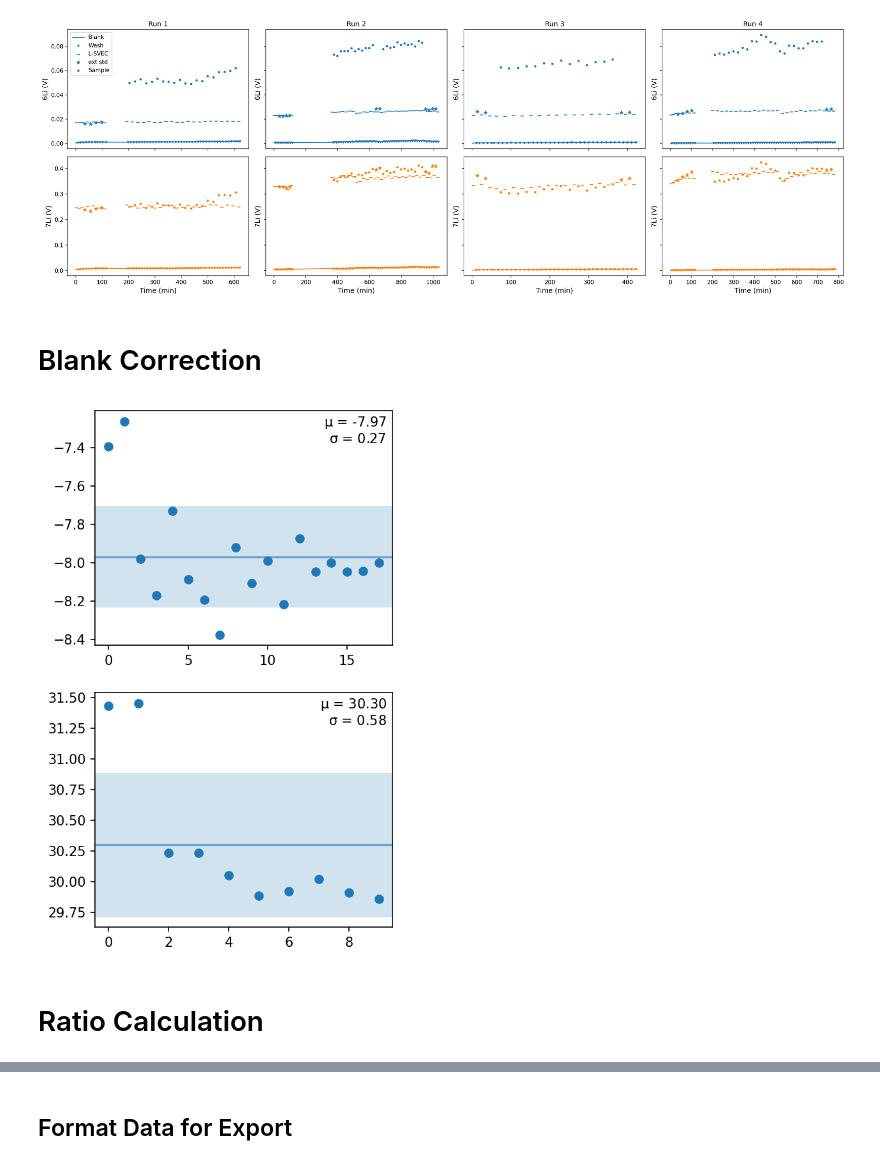
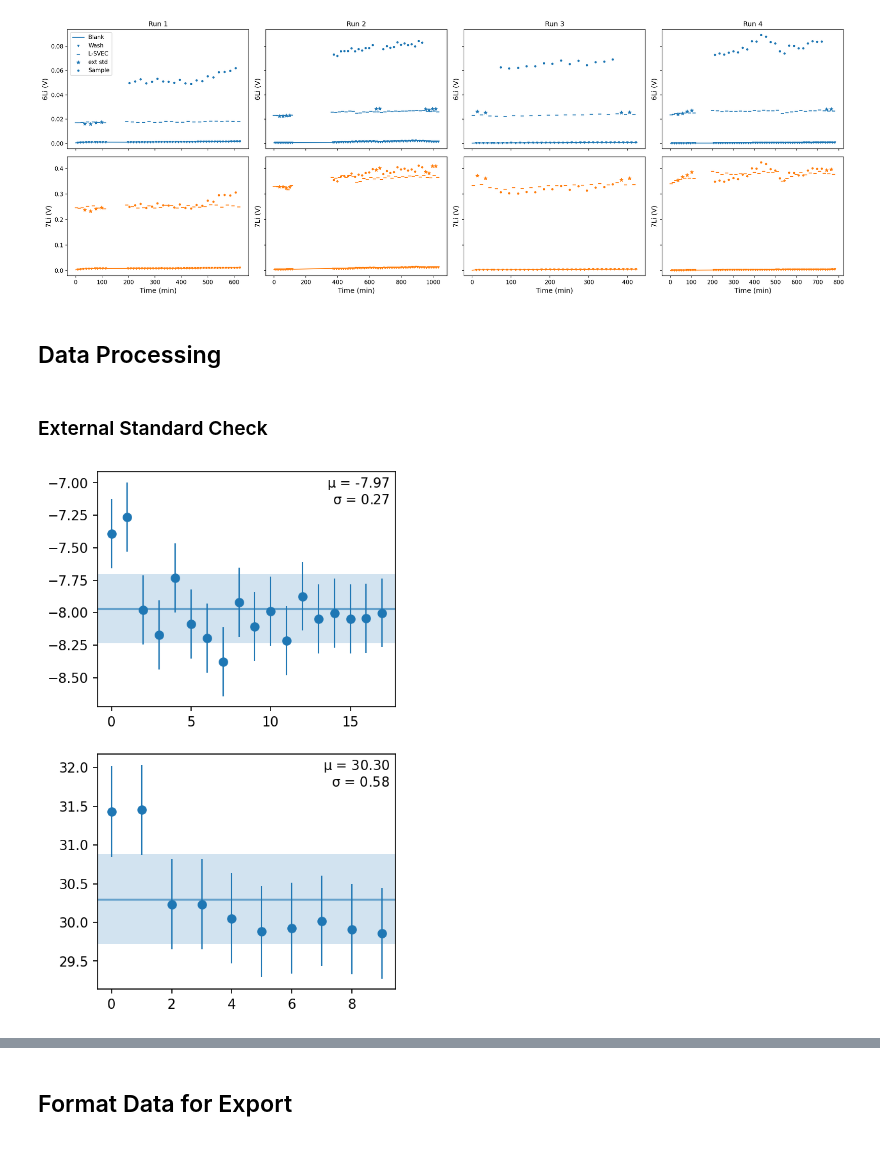
Before and after one commit to oscarbranson/supplementary, a Jupyter notebook: supplements/inorg_Li/00_NeptuneProcessing_r.ipynb, the cells around one changed output, grey strips where cells are left out. Saved outputs shown, nothing was run; the diff lists cells and outputs as text; code cells hidden in the pictures.

Commit message:
final tweaks to neptune processing

```diff
--- a/supplements/inorg_Li/00_NeptuneProcessing_r.ipynb
+++ b/supplements/inorg_Li/00_NeptuneProcessing_r.ipynb
@@ -10,9 +10,7 @@ idx = pd.IndexSlice
 
 plt.rcParams['axes.labelsize'] = 'large'
 nom = unp.nominal_values
-std = unp.std_devs
-
-from latools.helpers.stat_fns import gauss_weighted_stats
+err = unp.std_devs
 # %% [markdown]
 # Load Data
 # %%
@@ -77,6 +75,6 @@ axs[0, 0].legend()
 fig.tight_layout()
 # %% [output]
 [figure]
-# %% [markdown]
-# Blank Correction
+# %% [markdown]
+## Data Processing
 # %%
@@ -217,18 +151,20 @@ nd_mads = nd.copy()
+# %% [markdown]
+### External Standard Check
 # %%
+ext = nd.loc[iext]
+
 fig, axs = plt.subplots(2, 1, figsize=[4, 7])
-
-ext = nd.loc[iext].sort_values('datetime')
 
 for ax, exstd in zip(axs, ['6Li ext std', '7Li ext std']):
     ind = ext.Sample == exstd
     x = np.arange(sum(ind))
     ax.errorbar(x, nom(ext.loc[ind, 'delta_Sample-LSVEC']), std(ext.loc[ind, 'delta_Sample-LSVEC']), lw=0, elinewidth=1, marker='o')
 
     mu = np.mean(nom(ext.loc[ind, 'delta_Sample-LSVEC']))
-    err = np.std(nom(ext.loc[ind, 'delta_Sample-LSVEC']))
+    sigma = np.std(nom(ext.loc[ind, 'delta_Sample-LSVEC']))
     ax.axhline(mu, alpha=0.6)
-    ax.axhspan(mu - err, mu + err, alpha=0.2)
+    ax.axhspan(mu - sigma, mu + sigma, alpha=0.2)
 
-    ax.text(.98, .98, f'$\mu$ = {mu:.2f}\n$\sigma$ = {err:.2f}', transform=ax.transAxes, va='top', ha='right')
+    ax.text(.98, .98, f'$\\mu$ = {mu:.2f}\n$\\sigma$ = {sigma:.2f}', transform=ax.transAxes, va='top', ha='right')
 # %% [output]
-[figure, old version]
+[figure, new version]
@@ -393,2 +170,0 @@ for ax, exstd in zip(axs, ['6Li ext std', '7Li ext std']):
-# %% [markdown]
-# Ratio Calculation
```
Also changed, not shown: parts of 36 cells of this notebook.
